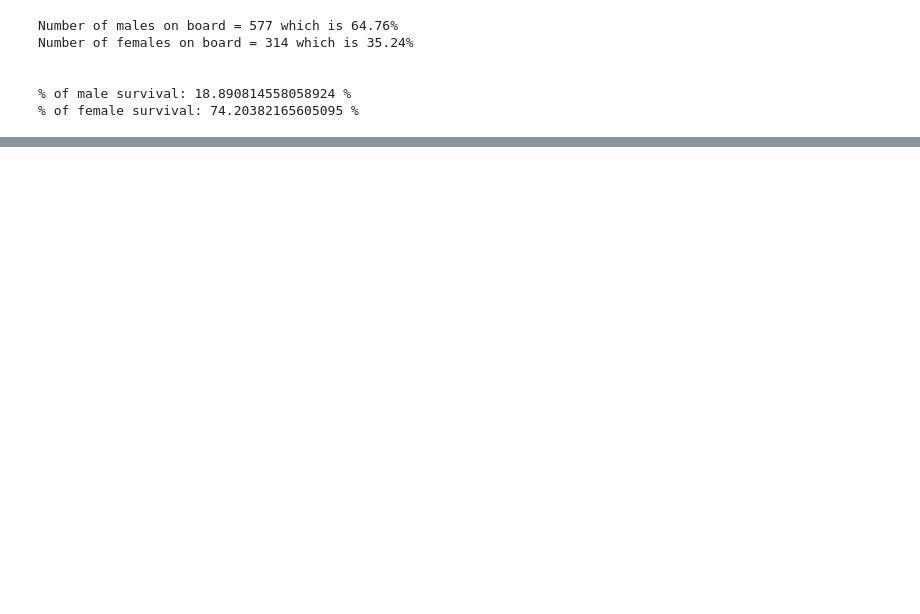
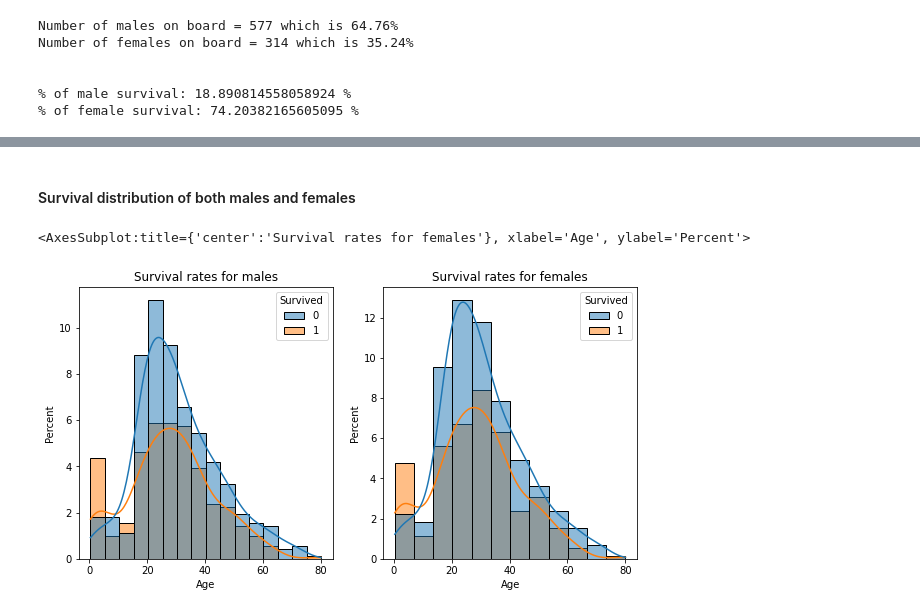
Before and after one commit to Ndaruga/Multiple-Machine-Learning-Projects, a Jupyter notebook: Titanic project/titanic.ipynb, the cells around one changed output, grey strips where cells are left out. Cells and saved outputs as stored; diff of their text form; code cells hidden in the pictures; blank space fills up the shorter version.

```diff
--- a/Titanic project/titanic.ipynb
+++ b/Titanic project/titanic.ipynb
@@ -243,0 +245,21 @@ sns.histplot(data = train_df, x=train_df["Age"],
+# %% [markdown]
+#### Survival distribution of both males and females
+# %%
+fig = plt.figure(figsize = (10,5))
+
+# Survival rates for males
+fig.add_subplot(121)
+plt.title("Survival rates for males")
+sns.histplot(data = train_df[train_df["Sex"] == "male"],
+            x = train_df["Age"], hue = train_df['Survived'], kde = True,
+            bins = 16, stat = 'percent')
+
+# Survival rates for females
+fig.add_subplot(122)
+plt.title("Survival rates for females")
+sns.histplot(data = train_df[train_df["Sex"] == "female"],
+            x = train_df["Age"], hue = train_df['Survived'],
+            kde = True, bins = 12, stat = 'percent')
+# %% [output]
+<AxesSubplot:title={'center':'Survival rates for females'}, xlabel='Age', ylabel='Percent'>
+[figure, added]
```
Also changed, not shown: parts of 11 cells of this notebook.
